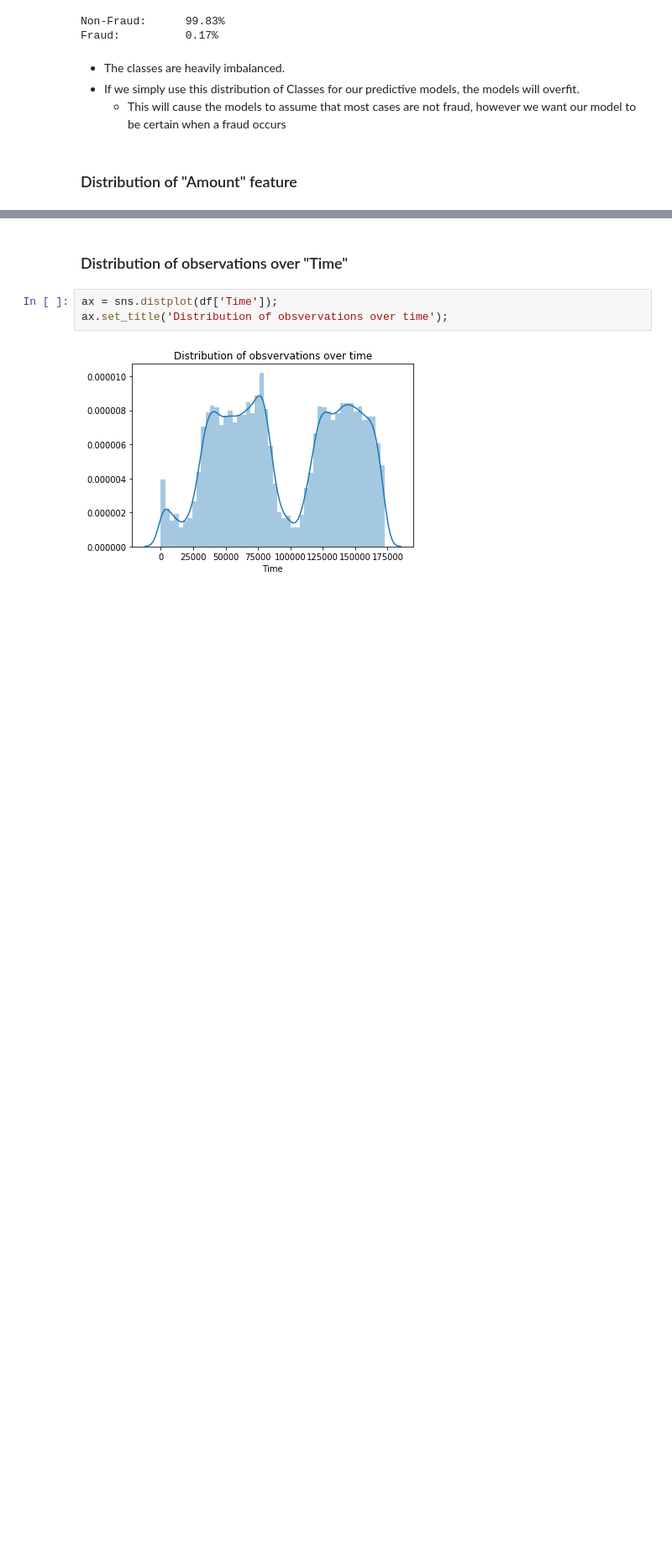
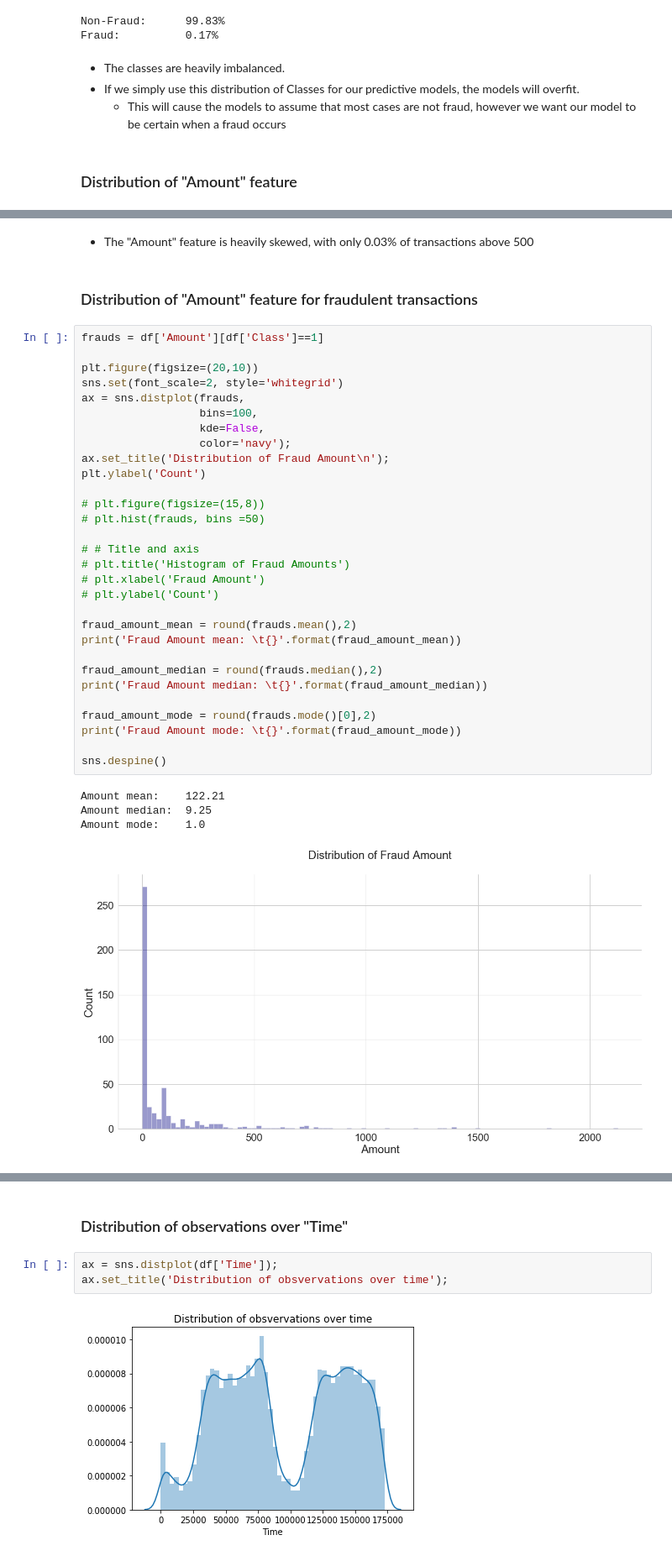
Before and after one commit to AdamBlomfield/credit_card_fraud, a Jupyter notebook: notebooks/data_cleaning.ipynb, the cells around one changed output, grey strips where cells are left out. Shown: that part at 84% size. Cells and saved outputs as stored; diff of their text form; blank space fills up the shorter version.

```diff
--- a/notebooks/data_cleaning.ipynb
+++ b/notebooks/data_cleaning.ipynb
@@ -108,0 +150,39 @@ Amount mean: 88.35
+# %% [markdown]
+* The "Amount" feature is heavily skewed, with only 0.03% of transactions above 500
+# %% [markdown]
+### Distribution of "Amount" feature for fraudulent transactions
+# %%
+frauds = df['Amount'][df['Class']==1]
+
+plt.figure(figsize=(20,10))
+sns.set(font_scale=2, style='whitegrid')
+ax = sns.distplot(frauds,
+                  bins=100,
+                  kde=False,
+                  color='navy');
+ax.set_title('Distribution of Fraud Amount\n');
+plt.ylabel('Count')
+
+# plt.figure(figsize=(15,8))
+# plt.hist(frauds, bins =50)
+
+# # Title and axis
+# plt.title('Histogram of Fraud Amounts')
+# plt.xlabel('Fraud Amount')
+# plt.ylabel('Count')
+
+fraud_amount_mean = round(frauds.mean(),2)
+print('Fraud Amount mean: \t{}'.format(fraud_amount_mean))
+
+fraud_amount_median = round(frauds.median(),2)
+print('Fraud Amount median: \t{}'.format(fraud_amount_median))
+
+fraud_amount_mode = round(frauds.mode()[0],2)
+print('Fraud Amount mode: \t{}'.format(fraud_amount_mode))
+
+sns.despine()
+# %% [output]
+Amount mean:    122.21
+Amount median:  9.25
+Amount mode:    1.0
+[figure, added]
```
Also changed, not shown: parts of 10 cells of this notebook.
